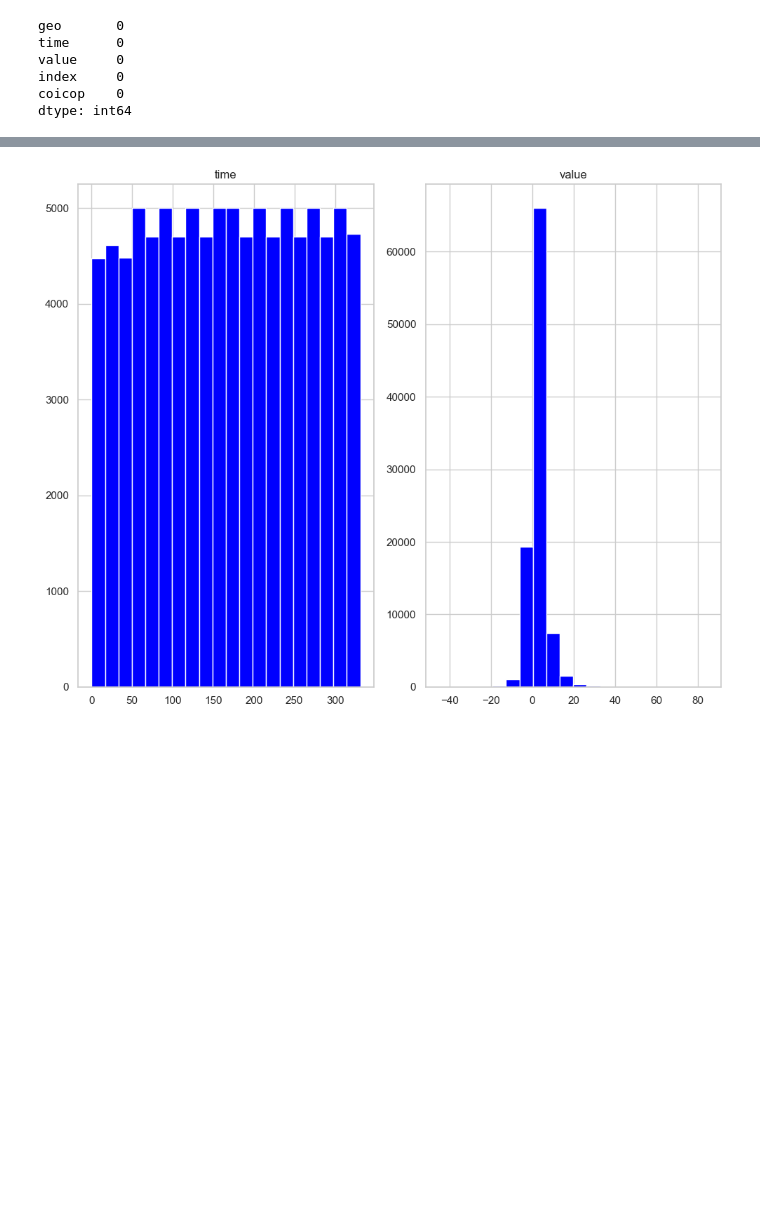
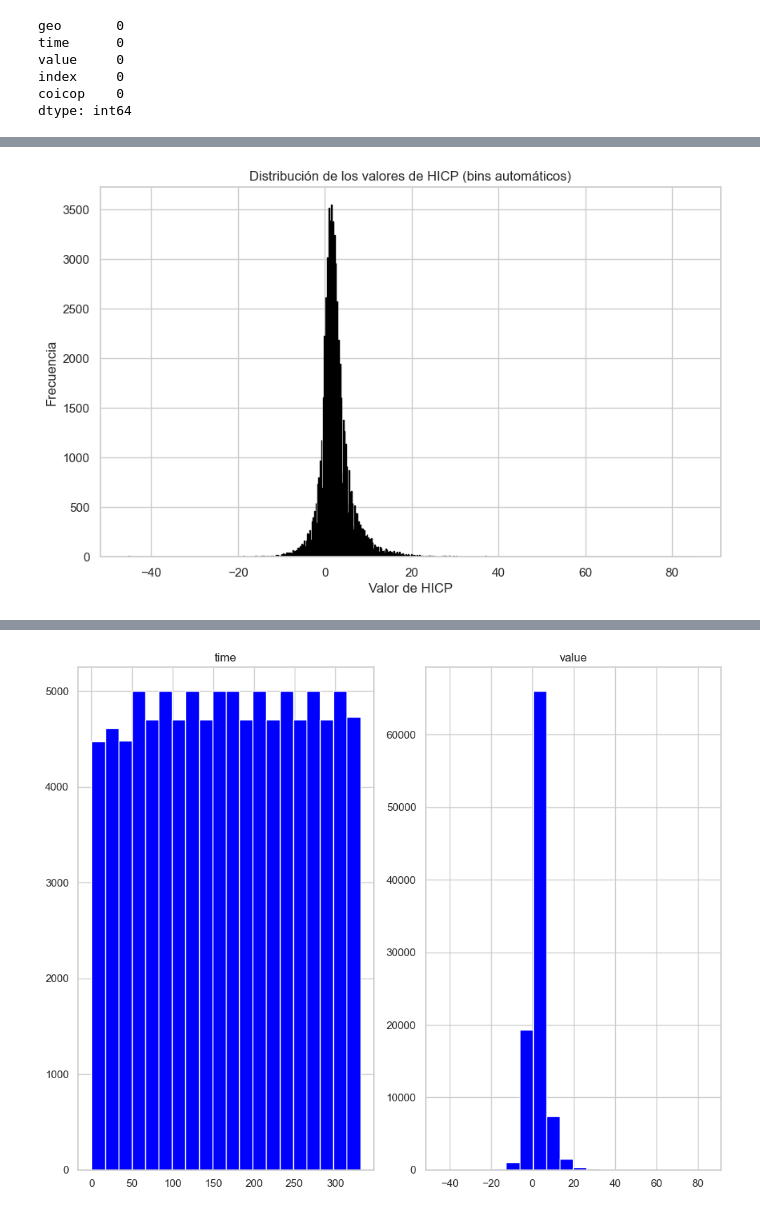
Before and after one commit to eri1142/eurostat, a Jupyter notebook: notebooks/historical_analysis/20240831/data_analysis20240831.ipynb, the cells around one changed output, grey strips where cells are left out. Cells and saved outputs as stored; diff of their text form; code cells hidden in the pictures; blank space fills up the shorter version.

```diff
--- a/notebooks/historical_analysis/20240831/data_analysis20240831.ipynb
+++ b/notebooks/historical_analysis/20240831/data_analysis20240831.ipynb
@@ -59,0 +91,11 @@ dtype: int64
+# %%
+# Crear el histograma utilizando el método 'auto'
+plt.figure(figsize=(10, 6))
+plt.hist(df['value'], bins='auto', edgecolor='black')
+plt.title('Distribución de los valores de HICP (bins automáticos)')
+plt.xlabel('Valor de HICP')
+plt.ylabel('Frecuencia')
+plt.grid(True)
+plt.show()
+# %% [output]
+[figure, added]
```
Also changed, not shown: parts of 9 cells of this notebook.
